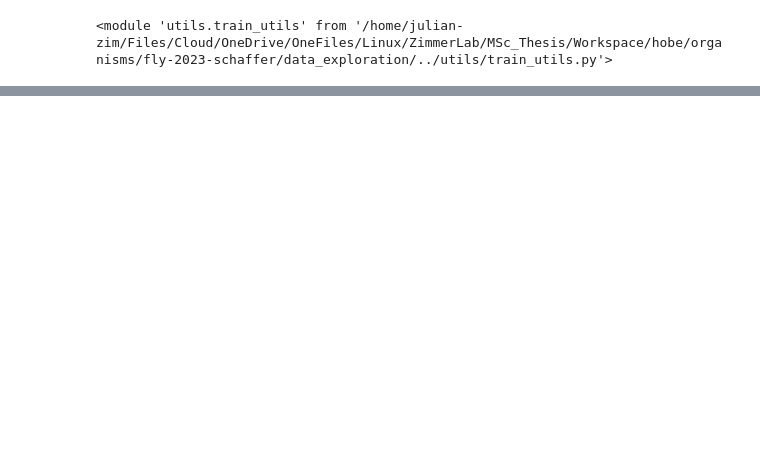
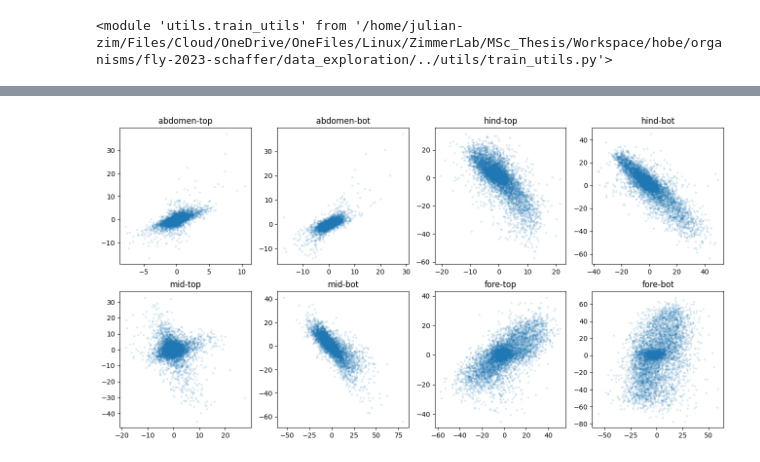
Before and after one commit to julian-zim/higama, a Jupyter notebook: organisms/fly-2023-schaffer/data_exploration/behavior.ipynb, the cells around one changed output, grey strips where cells are left out. Saved outputs shown, nothing was run; the diff lists cells and outputs as text; code cells hidden in the pictures; blank space fills up the shorter version.

```diff
--- a/organisms/fly-2023-schaffer/data_exploration/behavior.ipynb
+++ b/organisms/fly-2023-schaffer/data_exploration/behavior.ipynb
@@ -119,0 +126,14 @@ for idx in range(len(recon.columns) // 2):
+# %%
+markers_me = [pd.DataFrame(data=marker.values[1:, :] - marker.values[:-1, :], columns=marker.columns) for marker in markers]
+# %%
+fig, axes = plt.subplots(2, 4, figsize=(16, 8))
+
+for idx in range(len(markers_me[file_ids.index(plot_id)].columns) // 2):
+	title = markers_me[file_ids.index(plot_id)].columns[idx * 2].split('_')[0]
+	axes[idx // 4, idx % 4].set_title(title)
+
+	axes[idx // 4, idx % 4].scatter(markers_me[file_ids.index(plot_id)].values[:, idx * 2],
+									markers_me[file_ids.index(plot_id)].values[:, idx * 2 + 1],
+									s=5, alpha=0.1)
+# %% [output]
+[figure, added]
```
Also changed, not shown: parts of 11 cells of this notebook, 12 other files.
